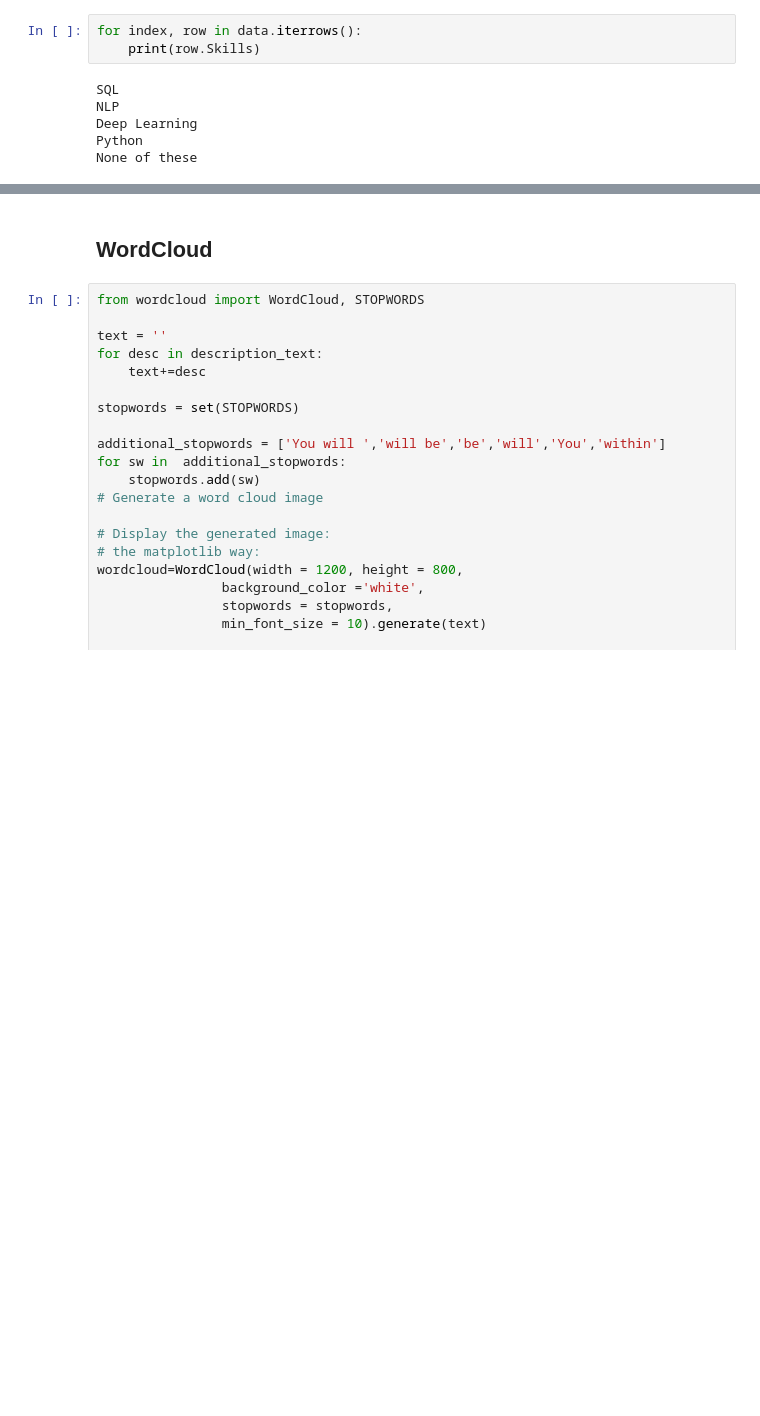
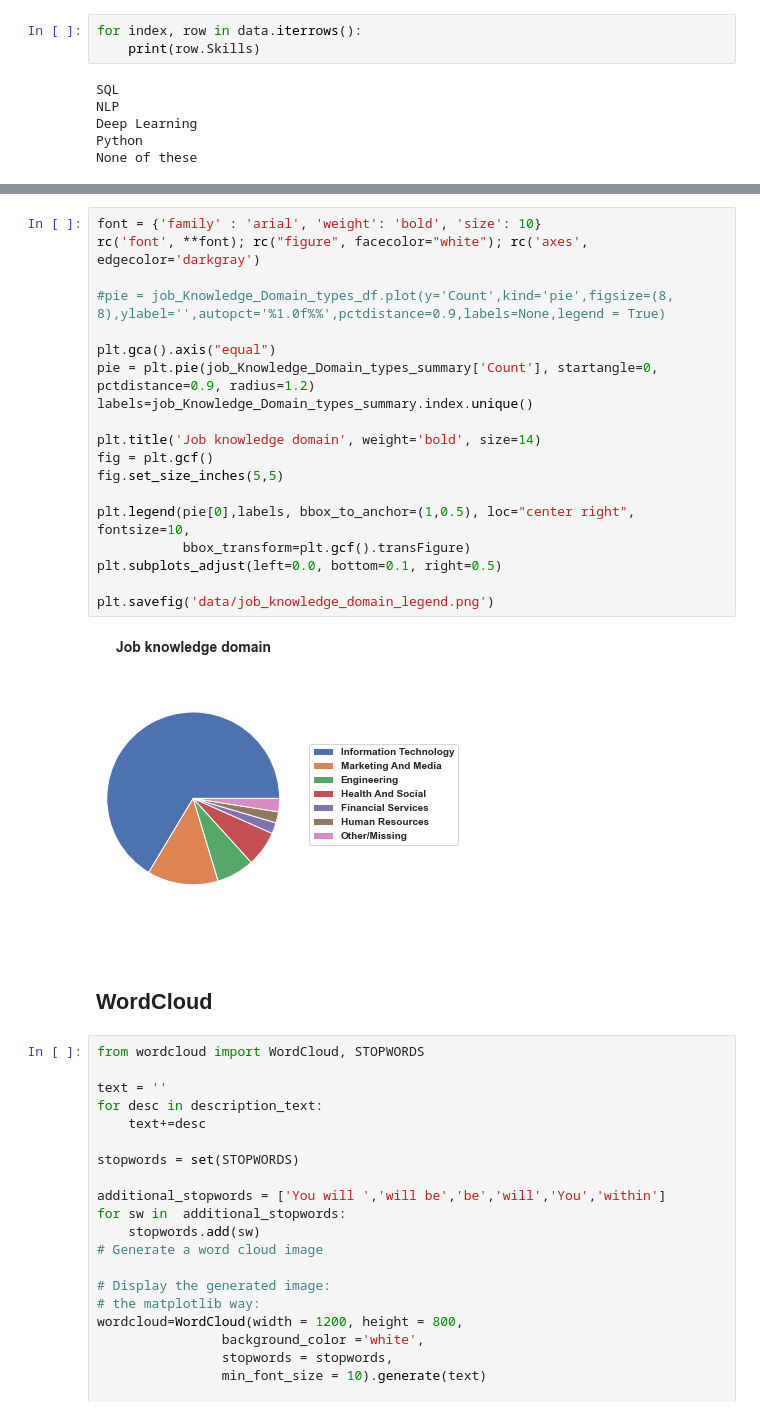
Before and after one commit to RaffaToSpace/Job_ads_scraping_nlp, a Jupyter notebook: job_ads_nlp.ipynb, the cells around one changed output, grey strips where cells are left out. Saved outputs shown, nothing was run; the diff lists cells and outputs as text; blank space fills up the shorter version.

```diff
--- a/job_ads_nlp.ipynb
+++ b/job_ads_nlp.ipynb
@@ -515,3 +609,24 @@ None of these
+# %%
+font = {'family' : 'arial', 'weight': 'bold', 'size': 10}
+rc('font', **font); rc("figure", facecolor="white"); rc('axes', edgecolor='darkgray')
+
+#pie = job_Knowledge_Domain_types_df.plot(y='Count',kind='pie',figsize=(8, 8),ylabel='',autopct='%1.0f%%',pctdistance=0.9,labels=None,legend = True)
+
+plt.gca().axis("equal")
+pie = plt.pie(job_Knowledge_Domain_types_summary['Count'], startangle=0, pctdistance=0.9, radius=1.2)
+labels=job_Knowledge_Domain_types_summary.index.unique()
+
+plt.title('Job knowledge domain', weight='bold', size=14)
+fig = plt.gcf()
+fig.set_size_inches(5,5)
+
+plt.legend(pie[0],labels, bbox_to_anchor=(1,0.5), loc="center right", fontsize=10,
+           bbox_transform=plt.gcf().transFigure)
+plt.subplots_adjust(left=0.0, bottom=0.1, right=0.5)
+
+plt.savefig('data/job_knowledge_domain_legend.png')
+# %% [output]
+[figure, added]
 # %% [markdown]
 ## WordCloud
 # %%
```
Also changed, not shown: parts of 23 cells of this notebook.
